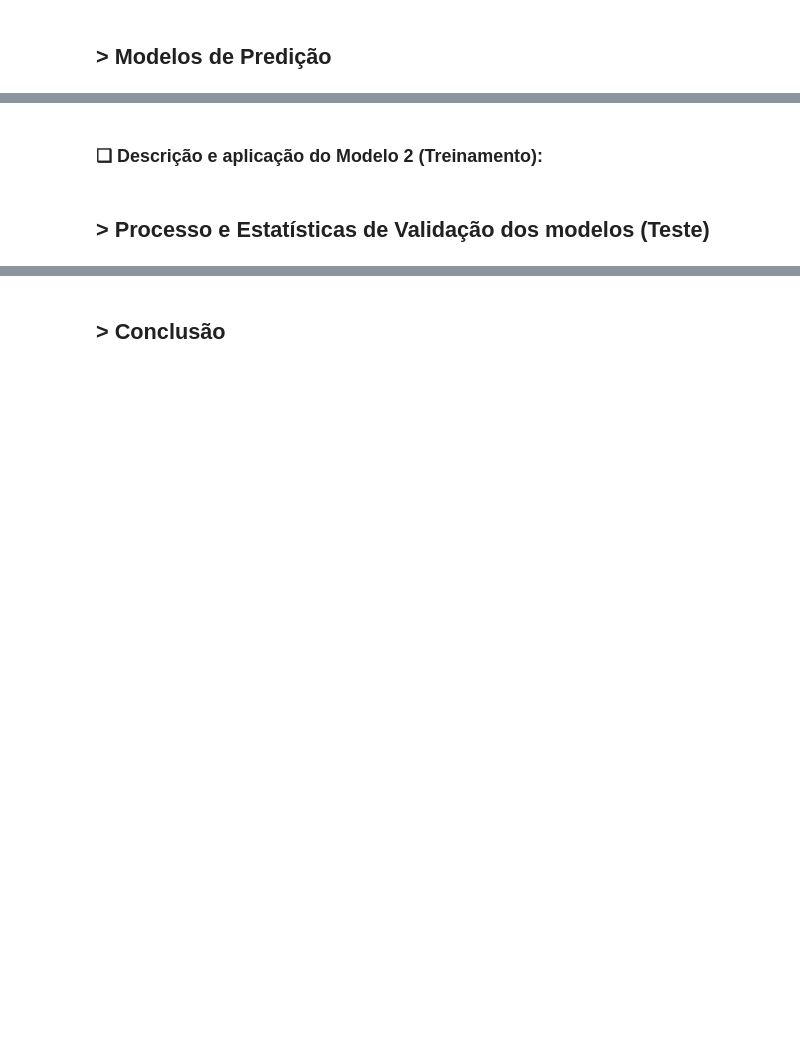
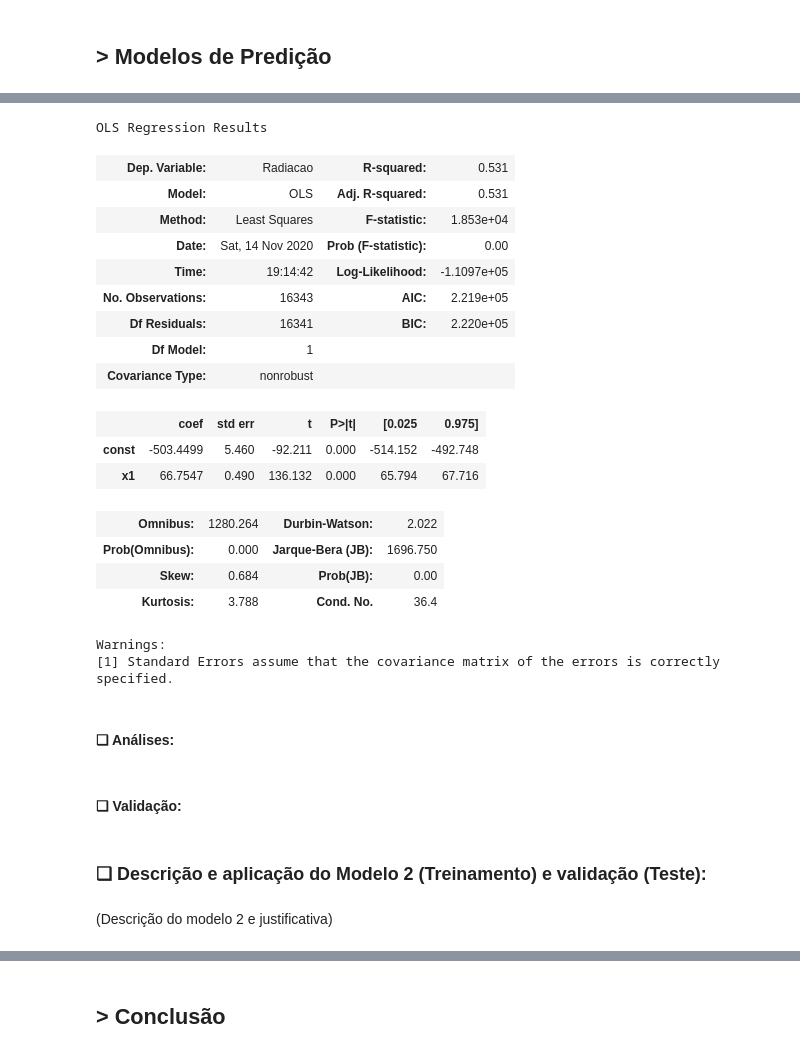
Before and after one commit to GustavoG-bot/projeto2data, a Jupyter notebook: projeto2.ipynb, the cells around one changed output, grey strips where cells are left out. Saved outputs shown, nothing was run; the diff lists cells and outputs as text; code cells hidden in the pictures; blank space fills up the shorter version.

```diff
--- a/projeto2.ipynb
+++ b/projeto2.ipynb
@@ -296,4 +345,45 @@ ax.set_ylim(baixo + 0.5, topo - 0.5)
+# %%
+#Iniciando código do modelo de regressão simples
+
+x_dados = train['TempGraus'] # Definindo Temperatura como explicativa
+y_dados = train['Radiacao']    # Definindo Radiacao como resposta
+
+# Matriz de 1s e valores de x_dados
+X_dados = sm.add_constant(x_dados.values) # Adiciona coluna de 1s para estimar intercepto junto com a coluna de x (dados)
+# %%
+# Define o modelo
+model = sm.OLS(y_dados, X_dados)
+
+# Faz o ajuste
+results = model.fit()
+
+# Mostra os resultados
+results.summary()
+# %% [output]
+OLS Regression Results
+| Dep. Variable: | Radiacao | R-squared: | 0.531 |
+| Model: | OLS | Adj. R-squared: | 0.531 |
+| Method: | Least Squares | F-statistic: | 1.853e+04 |
+| Date: | Sat, 14 Nov 2020 | Prob (F-statistic): | 0.00 |
+| Time: | 19:14:42 | Log-Likelihood: | -1.1097e+05 |
+| No. Observations: | 16343 | AIC: | 2.219e+05 |
+| Df Residuals: | 16341 | BIC: | 2.220e+05 |
+| Df Model: | 1 |  |  |
+| Covariance Type: | nonrobust |  |  |
+|  | coef | std err | t | P>|t| | [0.025 | 0.975] |
+| const | -503.4499 | 5.460 | -92.211 | 0.000 | -514.152 | -492.748 |
+| x1 | 66.7547 | 0.490 | 136.132 | 0.000 | 65.794 | 67.716 |
+| Omnibus: | 1280.264 | Durbin-Watson: | 2.022 |
+| Prob(Omnibus): | 0.000 | Jarque-Bera (JB): | 1696.750 |
+| Skew: | 0.684 | Prob(JB): | 0.00 |
+| Kurtosis: | 3.788 | Cond. No. | 36.4 |
+Warnings:
+[1] Standard Errors assume that the covariance matrix of the errors is correctly specified.
+# %% [markdown]
+#### ❑ Análises:
+# %% [markdown]
+#### ❑ Validação:
 # %% [markdown]
-### ❑ Descrição e aplicação do Modelo 2 (Treinamento):
+### ❑ Descrição e aplicação do Modelo 2 (Treinamento) e validação (Teste):
-# %% [markdown]
-## > Processo e Estatísticas de Validação dos modelos (Teste)
+# %% [markdown]
+(Descrição do modelo 2 e justificativa)
```
Also changed, not shown: parts of 16 cells of this notebook.
